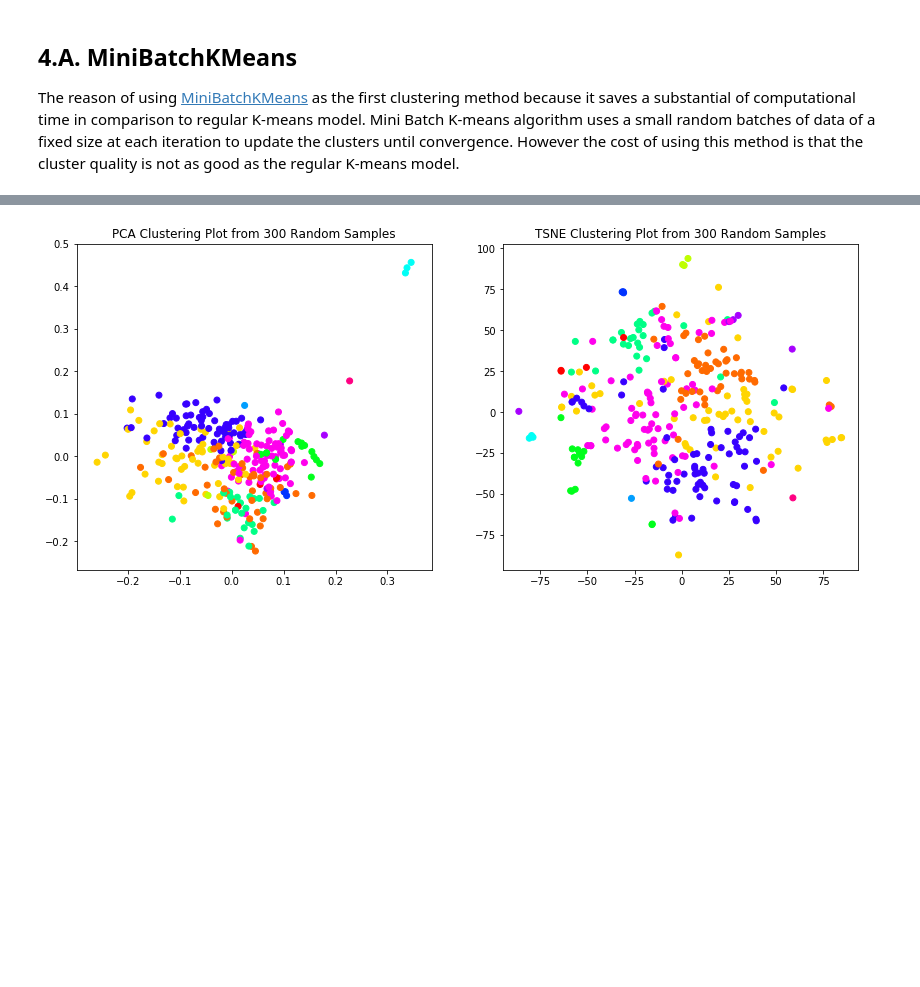
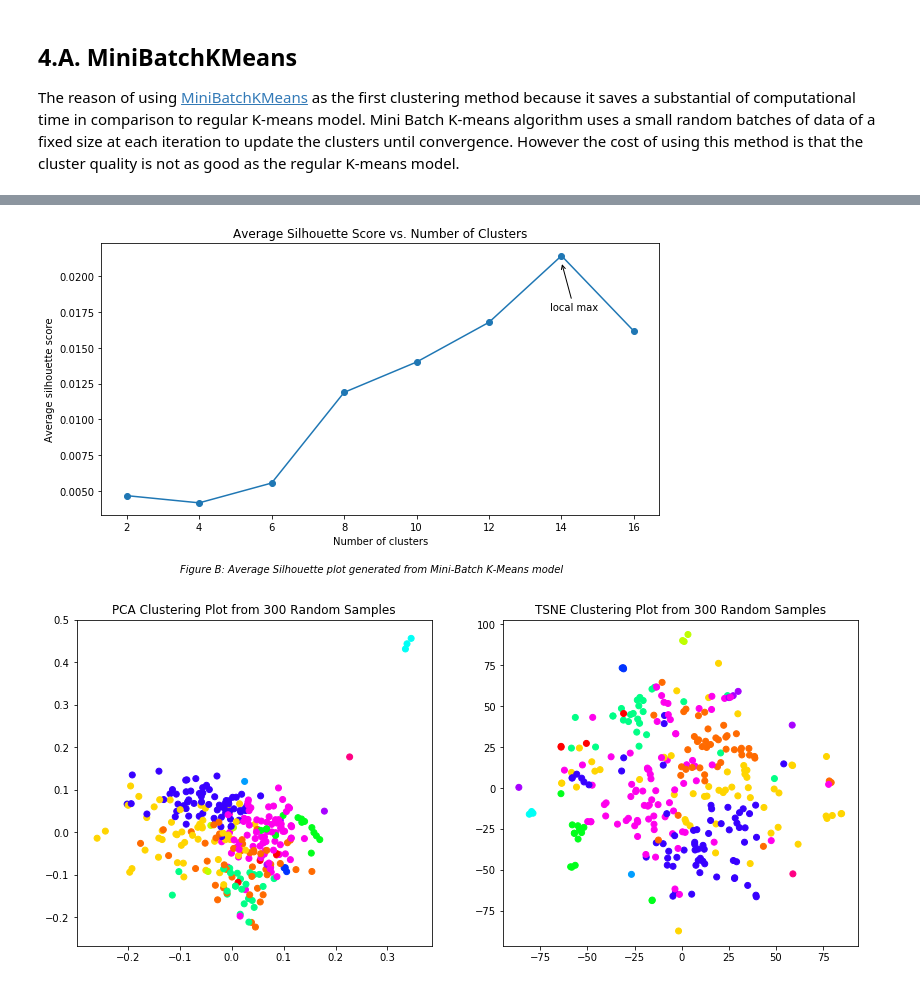
Before and after one commit to rachwyatt/capstone-project, a Jupyter notebook: model_notebooks/model_training_KMeans.ipynb, the cells around one changed output, grey strips where cells are left out. Cells and saved outputs as stored; diff of their text form; code cells hidden in the pictures; blank space fills up the shorter version.

```diff
--- a/model_notebooks/model_training_KMeans.ipynb
+++ b/model_notebooks/model_training_KMeans.ipynb
@@ -206,3 +217,22 @@ msu.generate_avg_silhouette_plot(tfidf_docs, 16, 'MiniBatchKMeans',RANDOM_SEED)
+# %%
+# Let's look at the average silhouette plot
+msu.generate_avg_silhouette_plot(tfidf_docs, 16, 'MiniBatchKMeans',RANDOM_SEED)
+
+# add annotation so reader can see the local max
+plt.annotate('local max', xy=(14, 0.0210),  xycoords='data',
+            xytext=(15, 0.0175),
+            arrowprops=dict(arrowstyle='->'),
+            horizontalalignment='right', verticalalignment='bottom',
+            )
+
+# add title to the figure so it can be easily reference in our blog post
+plt.suptitle('Figure B: Average Silhouette plot generated from Mini-Batch K-Means model', y=-.01, style='italic', fontsize=10)
+
+plt.savefig("blog_visualizations/avg_ss_plot_minik", dpi=300)
+
+plt.show()
+# %% [output]
+[figure, added]
 # %%
 # generate the labels based on the "best k cluster" from the elbow method and the average silhouette score
 model = MiniBatchKMeans(n_clusters=14, init_size=800, batch_size=1300, random_state=RANDOM_SEED).fit(tfidf_docs)
```
Also changed, not shown: parts of 5 cells of this notebook, 7 other files.
